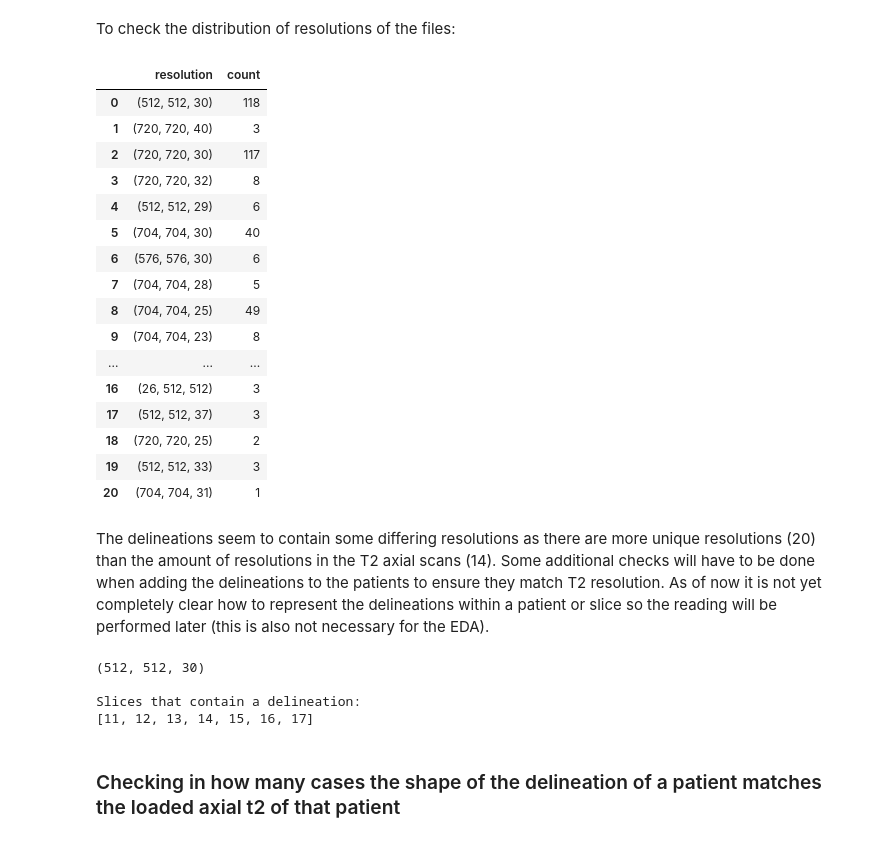
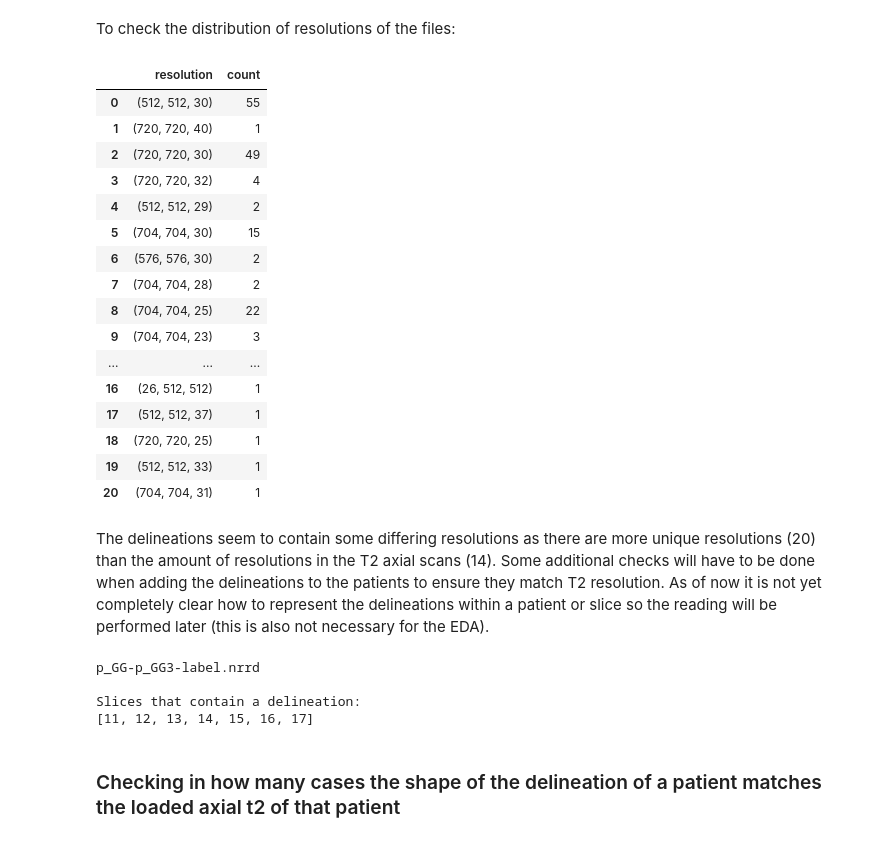
Before and after one commit to Looqes/pca_thesis_project, a Jupyter notebook: eda.ipynb, the cells around one changed output. Cells and saved outputs as stored; diff of their text form; code cells hidden in the pictures.

Commit message:
Delineation reading updates, some code cleaning and an (as of yet non working) function to combine patients and delineations

```diff
--- a/eda.ipynb
+++ b/eda.ipynb
@@ -254,0 +258,11 @@ import nrrd
+# %%
+# Reads delineations in the format: {patient_id: [(name_of_file, [array, metadata])
+#                                                 (name_of_file, ......           )
+#                                                ]
+#                                   }
+delineations = read_scans_utils.read_delineations()
+
+print(len(delineations))
+print(len(delineations["MARPROC007"]))
+print([x[0] for x in delineations["MARPROC007"]])
+print(delineations["MARPROC007"][0][1][1])
@@ -262,13 +283,12 @@ delineations_counts = defaultdict(int)
 patients_to_skip = {x for x in erroneous_data_patients}
 print(patients_to_skip)
 
-
-for folder in delin_folders:
-    if folder in patients_to_skip:
+# Count the amount of delineation files per patient to see what is the distribution of file counts
+for patient_id, patient_delineations in delineations.items():
+    if patient_id in patients_to_skip:
         continue
 
-    patientdelins = listdir(foldername_delins + folder)
-    delineations_counts[(len(patientdelins))] += 1
+    delineations_counts[(len(patient_delineations))] += 1
 
 
 del_counts_df = pd.DataFrame(delineations_counts.items(), columns = ["Amount of delineations", "count"]).sort_values("count", ascending=False)
@@ -341,52 +370,51 @@ To check the distribution of resolutions of the files:
 # %%
 delin_resolutions = defaultdict(int)
 
-for folder in delin_folders:
-    patientdelins = listdir(foldername_delins + folder)
+for patient_id, delineations_patient in delineations.items():
+    shapes = set()
 
-    for delin in patientdelins:
-        nrrd_delineation = nrrd.read(foldername_delins + folder + "/" + delin)
-        delin_resolutions[nrrd_delineation[0].shape] += 1
+    for delineation in delineations_patient:
+        shapes.add(delineation[1][0].shape)
+    if len(shapes) == 1:
+        delin_resolutions[shapes.pop()] += 1
+
 
 delin_resolutions_df = pd.DataFrame(delin_resolutions.items(), columns=["resolution", "count"])
 display(delin_resolutions_df)
 # %% [output]
 |  | resolution | count |
-| 0 | (512, 512, 30) | 118 |
-| 1 | (720, 720, 40) | 3 |
-| 2 | (720, 720, 30) | 117 |
-| 3 | (720, 720, 32) | 8 |
-| 4 | (512, 512, 29) | 6 |
-| 5 | (704, 704, 30) | 40 |
-| 6 | (576, 576, 30) | 6 |
-| 7 | (704, 704, 28) | 5 |
-| 8 | (704, 704, 25) | 49 |
-| 9 | (704, 704, 23) | 8 |
+| 0 | (512, 512, 30) | 55 |
+| 1 | (720, 720, 40) | 1 |
+| 2 | (720, 720, 30) | 49 |
+| 3 | (720, 720, 32) | 4 |
+| 4 | (512, 512, 29) | 2 |
+| 5 | (704, 704, 30) | 15 |
+| 6 | (576, 576, 30) | 2 |
+| 7 | (704, 704, 28) | 2 |
+| 8 | (704, 704, 25) | 22 |
+| 9 | (704, 704, 23) | 3 |
 | ... | ... | ... |
-| 16 | (26, 512, 512) | 3 |
-| 17 | (512, 512, 37) | 3 |
-| 18 | (720, 720, 25) | 2 |
-| 19 | (512, 512, 33) | 3 |
+| 16 | (26, 512, 512) | 1 |
+| 17 | (512, 512, 37) | 1 |
+| 18 | (720, 720, 25) | 1 |
+| 19 | (512, 512, 33) | 1 |
 | 20 | (704, 704, 31) | 1 |
 # %% [markdown]
 The delineations seem to contain some differing resolutions as there are more unique resolutions (20) than the amount of resolutions in the T2 axial scans (14). Some additional checks will have to be done when adding the delineations to the patients to ensure they match T2 resolution. As of now it is not yet completely clear how to represent the delineations within a patient or slice so the reading will be performed later (this is also not necessary for the EDA).
 # %%
-first_patient_delins = listdir(foldername_delins + delin_folders[0])
-first_patient_delins
-
-nrrd_delineation = nrrd.read(foldername_delins + delin_folders[0] + "/" + first_patient_delins[0])[0]
-print(nrrd_delineation.shape)
+patient_1_delineations = delineations["MARPROC007"]
 
 # iterate over slices
 delineated_slices = []
-for i, slice in enumerate(np.rollaxis(nrrd_delineation, 2)):
+print(patient_1_delineations[0][0])
+for i, slice in enumerate(np.rollaxis(patient_1_delineations[0][1][0], 2)):
     if 1 in slice:
         delineated_slices.append(i)
 
 print("\nSlices that contain a delineation: ")
 print(delineated_slices)
 # %% [output]
-(512, 512, 30)
+p_GG-p_GG3-label.nrrd
 
 Slices that contain a delineation:
 [11, 12, 13, 14, 15, 16, 17]
```
Also changed, not shown: parts of 13 cells of this notebook, 2 other files.
